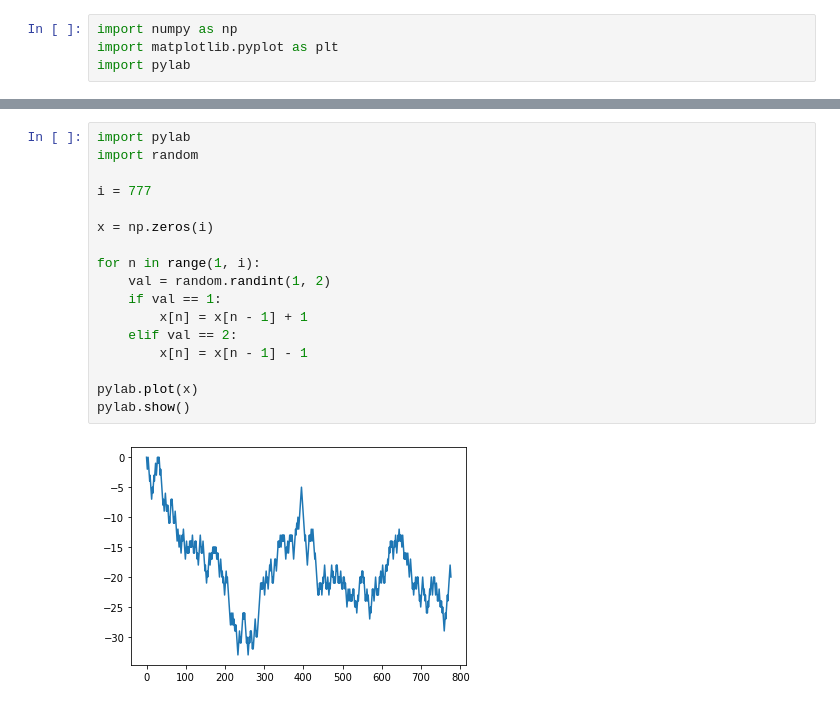
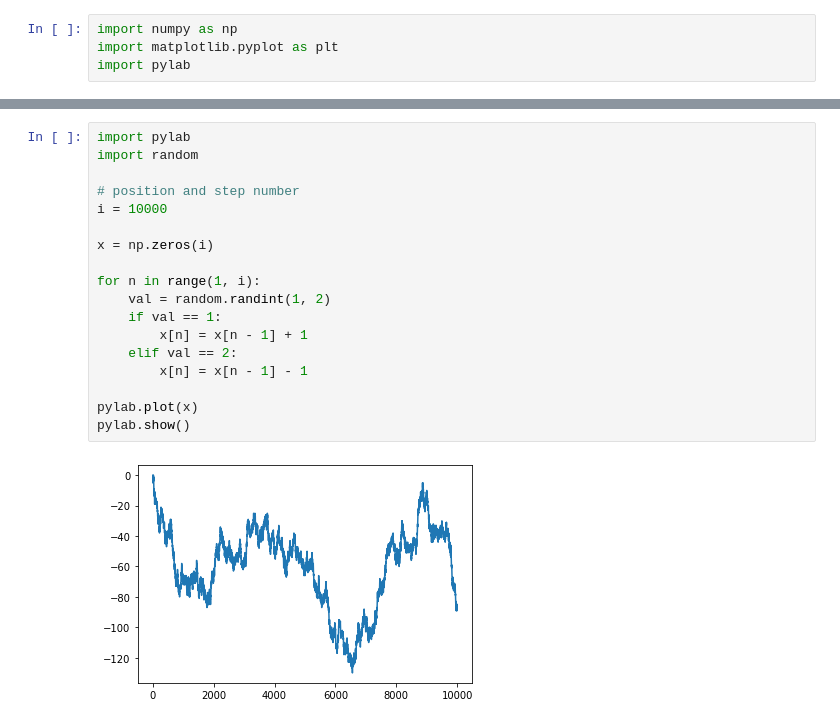
Before and after one commit to NTHU-Phys-Qubit/hw1-cyy7230, a Jupyter notebook: Problem-1.ipynb, the cells around one changed output, grey strips where cells are left out. Drawn from its saved outputs; the diff is of its cells as text.

```diff
--- a/Problem-1.ipynb
+++ b/Problem-1.ipynb
@@ -45,19 +53,20 @@ pylab.show()
 # %%
 import pylab
 import random
 
-i = 777
+# position and step number
+i = 10000
 
 x = np.zeros(i)
 
 for n in range(1, i):
-	val = random.randint(1, 2)
-	if val == 1:
-		x[n] = x[n - 1] + 1
-	elif val == 2:
-		x[n] = x[n - 1] - 1
+    val = random.randint(1, 2)
+    if val == 1:
+        x[n] = x[n - 1] + 1
+    elif val == 2:
+        x[n] = x[n - 1] - 1
 
 pylab.plot(x)
 pylab.show()
 # %% [output]
-[figure, old version]
+[figure, new version]
```
Also changed, not shown: parts of 5 cells of this notebook.
